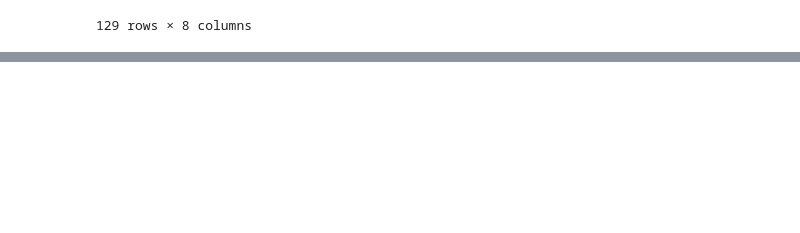
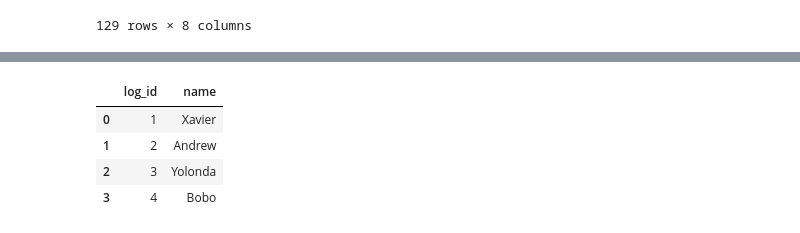
Before and after one commit to JovanTTT/MachineLearning-Course, a Jupyter notebook: Pandas.ipynb, the cells around one changed output, grey strips where cells are left out. Drawn from its saved outputs; the diff is of its cells as text; code cells hidden in the pictures; blank space fills up the shorter version.

```diff
--- a/Pandas.ipynb
+++ b/Pandas.ipynb
@@ -1658,0 +1662,3 @@ df.groupby('mpg').min()
+# %%
+registrations = pd.DataFrame({'reg_id' : [1, 2, 3, 4], 'name' : ['Andrew', 'Bobo', 'Claire', 'David']})
+logins = pd.DataFrame({'log_id' : [1, 2, 3, 4], 'name' : ['Xavier', 'Andrew', 'Yolonda', 'Bobo']})
@@ -1658,0 +1673,8 @@ df.groupby('mpg').min()
+# %%
+logins
+# %% [output]
+|  | log_id | name |
+| 0 | 1 | Xavier |
+| 1 | 2 | Andrew |
+| 2 | 3 | Yolonda |
+| 3 | 4 | Bobo |
```
Also changed, not shown: parts of 5 cells of this notebook.
